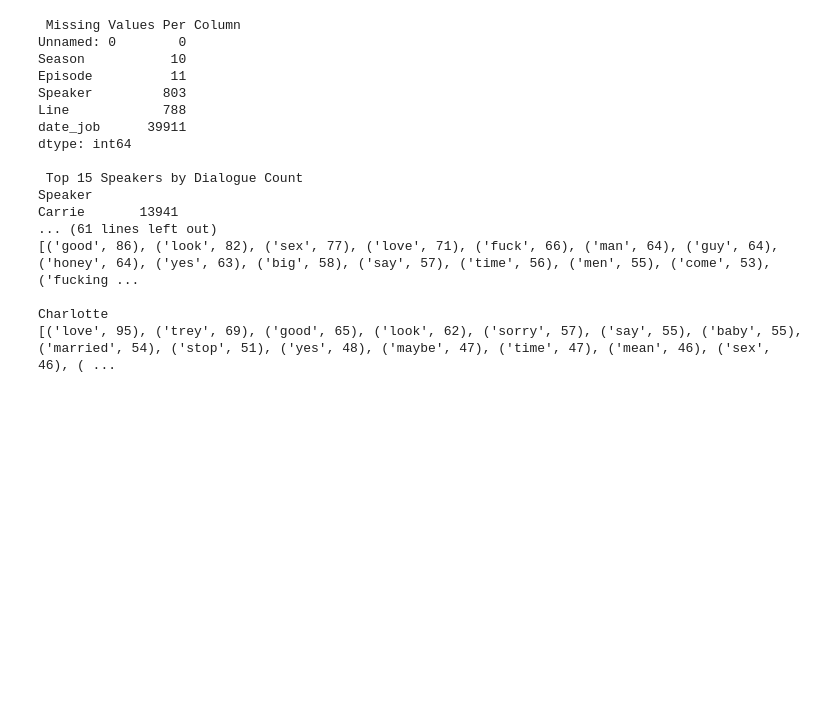
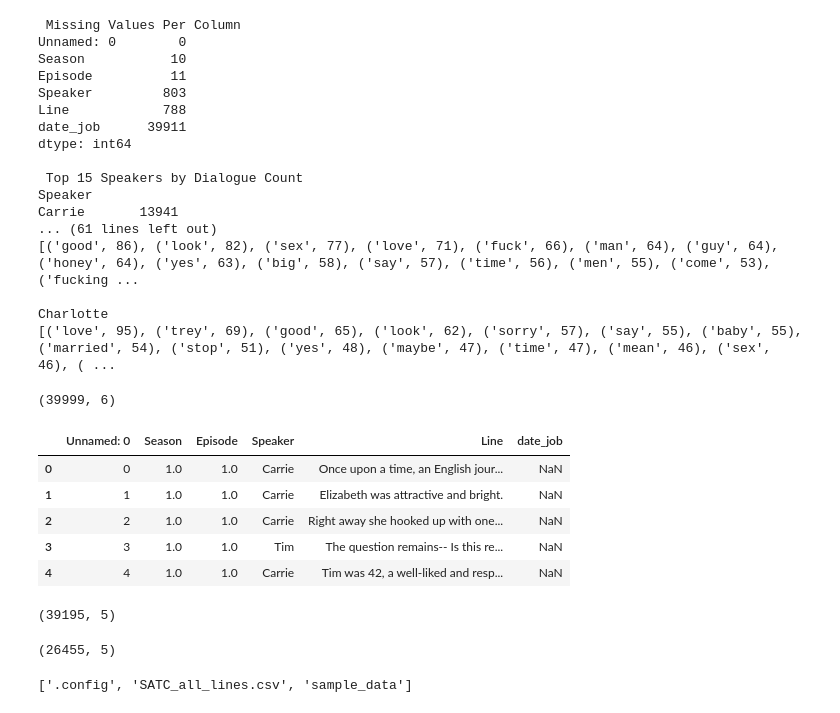
Before and after one commit to hermela-tt/SATC_Dialogue_Analytics, a Jupyter notebook: SATC_Dialogue_Analytics.ipynb, the cells around one changed output. Cells and saved outputs as stored; diff of their text form; code cells hidden in the pictures; blank space fills up the shorter version.

Commit message:
Added dataset file back, checked if 3 copied cleaned datasets remain, and added more comments throughout

```diff
--- a/SATC_Dialogue_Analytics.ipynb
+++ b/SATC_Dialogue_Analytics.ipynb
@@ -265,3 +272,35 @@ Carrie       13941
 
 Charlotte
 [('love', 95), ('trey', 69), ('good', 65), ('look', 62), ('sorry', 57), ('say', 55), ('baby', 55), ('married', 54), ('stop', 51), ('yes', 48), ('maybe', 47), ('time', 47), ('mean', 46), ('sex', 46), ( ...
+# %%
+import pandas as pd
+
+# Load the SATC dataset from the file that is now visible in Colab
+df = pd.read_csv("SATC_all_lines.csv")
+
+# Check that it loaded correctly
+print(df.shape)
+
+# Show first 5 rows
+df.head()
+# %% [output]
+(39999, 6)
+|  | Unnamed: 0 | Season | Episode | Speaker | Line | date_job |
+| 0 | 0 | 1.0 | 1.0 | Carrie | Once upon a time, an English jour... | NaN |
+| 1 | 1 | 1.0 | 1.0 | Carrie | Elizabeth was attractive and bright. | NaN |
+| 2 | 2 | 1.0 | 1.0 | Carrie | Right away she hooked up with one... | NaN |
+| 3 | 3 | 1.0 | 1.0 | Tim | The question remains-- Is this re... | NaN |
+| 4 | 4 | 1.0 | 1.0 | Carrie | Tim was 42, a well-liked and resp... | NaN |
+# %%
+ print(df_clean.shape)
+# %% [output]
+(39195, 5)
+# %%
+print(df_main.shape)
+# %% [output]
+(26455, 5)
+# %%
+import os
+os.listdir()
+# %% [output]
+['.config', 'SATC_all_lines.csv', 'sample_data']
```
Also changed, not shown: parts of 2 cells of this notebook.
